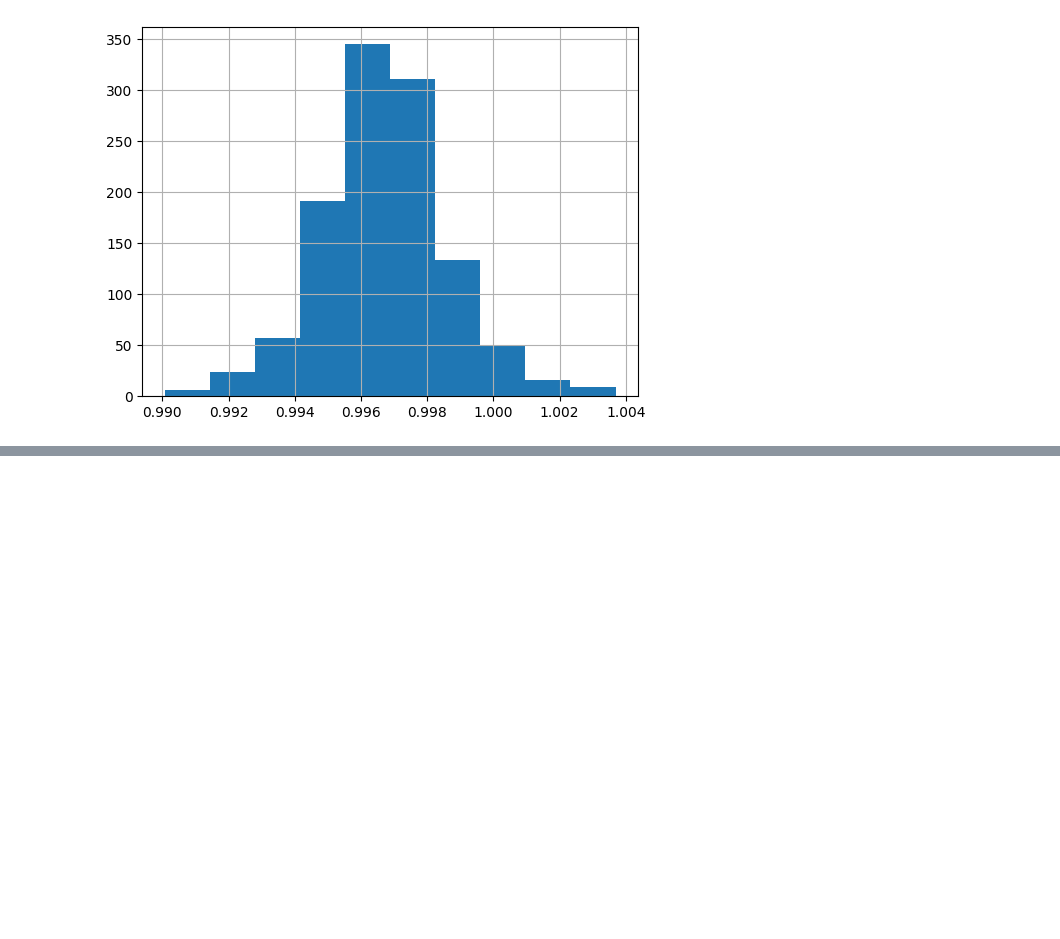
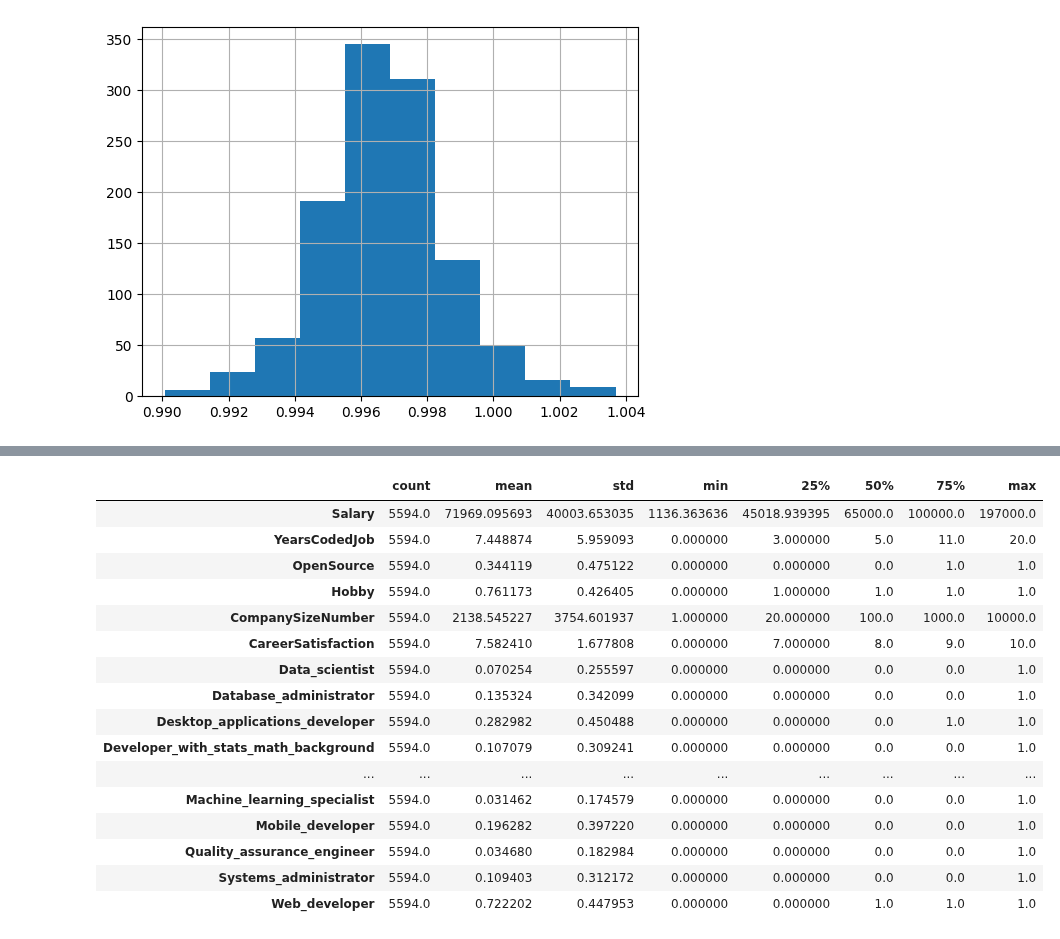
Before and after one commit to FarzanaAkhi/business-analysis-p1, a Jupyter notebook: notebooks/intermediary_Statistics.ipynb, the cells around one changed output, grey strips where cells are left out. Drawn from its saved outputs; the diff is of its cells as text; code cells hidden in the pictures; blank space fills up the shorter version.

```diff
--- a/notebooks/intermediary_Statistics.ipynb
+++ b/notebooks/intermediary_Statistics.ipynb
@@ -319,0 +322,2 @@ data.density.hist()
+# %%
+data2 = pd.read_csv("C:\\Users\\Farzana Saif\\Downloads\\stackoverflow.csv")
@@ -319,0 +346,20 @@ data.density.hist()
+# %%
+data2.describe().T
+# %% [output]
+|  | count | mean | std | min | 25% | 50% | 75% | max |
+| Salary | 5594.0 | 71969.095693 | 40003.653035 | 1136.363636 | 45018.939395 | 65000.0 | 100000.0 | 197000.0 |
+| YearsCodedJob | 5594.0 | 7.448874 | 5.959093 | 0.000000 | 3.000000 | 5.0 | 11.0 | 20.0 |
+| OpenSource | 5594.0 | 0.344119 | 0.475122 | 0.000000 | 0.000000 | 0.0 | 1.0 | 1.0 |
+| Hobby | 5594.0 | 0.761173 | 0.426405 | 0.000000 | 1.000000 | 1.0 | 1.0 | 1.0 |
+| CompanySizeNumber | 5594.0 | 2138.545227 | 3754.601937 | 1.000000 | 20.000000 | 100.0 | 1000.0 | 10000.0 |
+| CareerSatisfaction | 5594.0 | 7.582410 | 1.677808 | 0.000000 | 7.000000 | 8.0 | 9.0 | 10.0 |
+| Data_scientist | 5594.0 | 0.070254 | 0.255597 | 0.000000 | 0.000000 | 0.0 | 0.0 | 1.0 |
+| Database_administrator | 5594.0 | 0.135324 | 0.342099 | 0.000000 | 0.000000 | 0.0 | 0.0 | 1.0 |
+| Desktop_applications_developer | 5594.0 | 0.282982 | 0.450488 | 0.000000 | 0.000000 | 0.0 | 1.0 | 1.0 |
+| Developer_with_stats_math_background | 5594.0 | 0.107079 | 0.309241 | 0.000000 | 0.000000 | 0.0 | 0.0 | 1.0 |
+| ... | ... | ... | ... | ... | ... | ... | ... | ... |
+| Machine_learning_specialist | 5594.0 | 0.031462 | 0.174579 | 0.000000 | 0.000000 | 0.0 | 0.0 | 1.0 |
+| Mobile_developer | 5594.0 | 0.196282 | 0.397220 | 0.000000 | 0.000000 | 0.0 | 0.0 | 1.0 |
+| Quality_assurance_engineer | 5594.0 | 0.034680 | 0.182984 | 0.000000 | 0.000000 | 0.0 | 0.0 | 1.0 |
+| Systems_administrator | 5594.0 | 0.109403 | 0.312172 | 0.000000 | 0.000000 | 0.0 | 0.0 | 1.0 |
+| Web_developer | 5594.0 | 0.722202 | 0.447953 | 0.000000 | 0.000000 | 1.0 | 1.0 | 1.0 |
```
Also changed, not shown: parts of 2 cells of this notebook.
